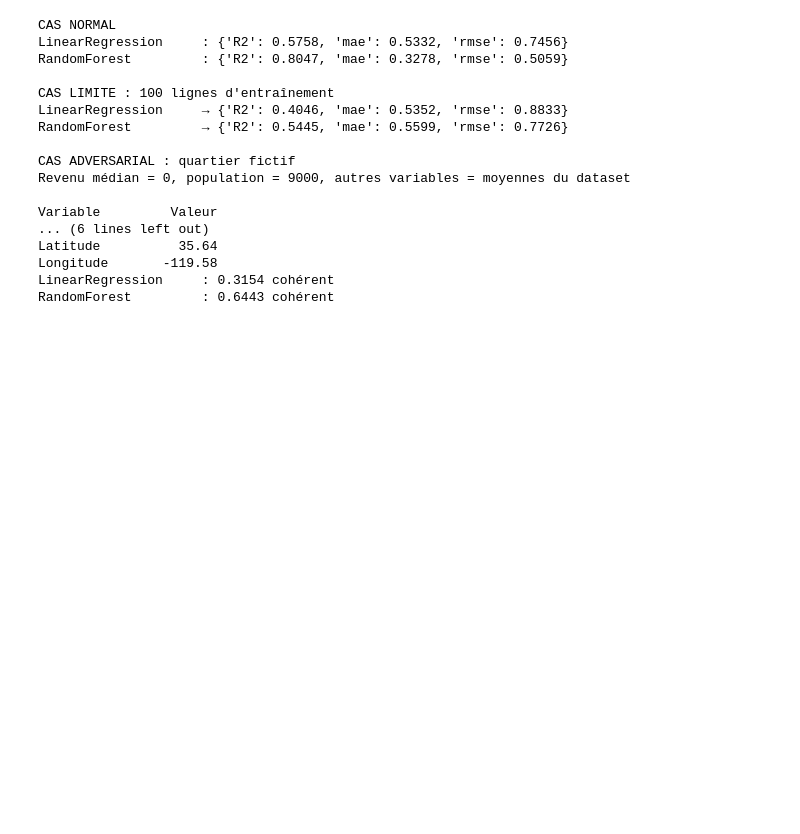
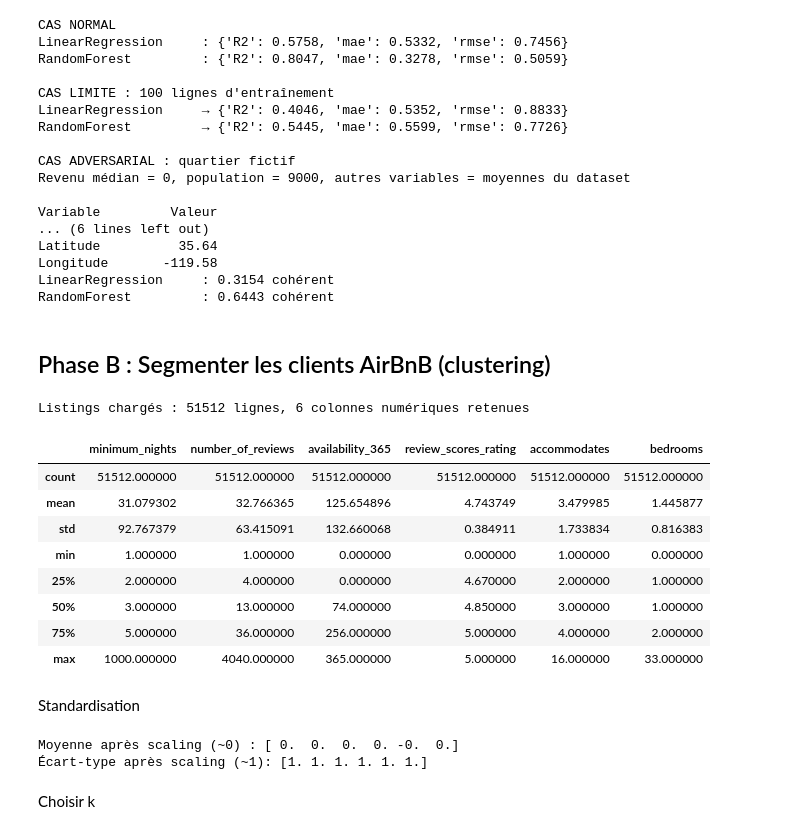
Before and after one commit to bms-awadi/arene-des-algos-Awadi_BEDJA, a Jupyter notebook: Partie3_algorithmes/arene_des_algos.ipynb, the cells around one changed output. Cells and saved outputs as stored; diff of their text form; code cells hidden in the pictures; blank space fills up the shorter version.

```diff
--- a/Partie3_algorithmes/arene_des_algos.ipynb
+++ b/Partie3_algorithmes/arene_des_algos.ipynb
@@ -174,3 +174,54 @@ Latitude          35.64
 Longitude       -119.58
 LinearRegression     : 0.3154 cohérent
 RandomForest         : 0.6443 cohérent
+# %% [markdown]
+## Phase B : Segmenter les clients AirBnB (clustering)
+# %%
+def charger_airbnb(path_csv):
+    df = pd.read_csv(path_csv, compression="gzip" if path_csv.endswith(".gz") else None)
+
+    # Price supprimé par Inside Airbnb — on clustérise sur des proxies pertinents
+    colonnes = [
+        "minimum_nights",
+        "number_of_reviews",
+        "availability_365",
+        "review_scores_rating",
+        "accommodates",
+        "bedrooms",
+    ]
+    df = df[colonnes].copy()
+    df = df.dropna()
+    df = df[df["minimum_nights"] > 0]
+
+    print(f"Listings chargés : {len(df)} lignes, {len(colonnes)} colonnes numériques retenues")
+    return df
+
+URL_CSV = "data/listings.csv.gz"
+df_airbnb = charger_airbnb(URL_CSV)
+df_airbnb.describe()
+# %% [output]
+Listings chargés : 51512 lignes, 6 colonnes numériques retenues
+|  | minimum_nights | number_of_reviews | availability_365 | review_scores_rating | accommodates | bedrooms |
+| count | 51512.000000 | 51512.000000 | 51512.000000 | 51512.000000 | 51512.000000 | 51512.000000 |
+| mean | 31.079302 | 32.766365 | 125.654896 | 4.743749 | 3.479985 | 1.445877 |
+| std | 92.767379 | 63.415091 | 132.660068 | 0.384911 | 1.733834 | 0.816383 |
+| min | 1.000000 | 1.000000 | 0.000000 | 0.000000 | 1.000000 | 0.000000 |
+| 25% | 2.000000 | 4.000000 | 0.000000 | 4.670000 | 2.000000 | 1.000000 |
+| 50% | 3.000000 | 13.000000 | 74.000000 | 4.850000 | 3.000000 | 1.000000 |
+| 75% | 5.000000 | 36.000000 | 256.000000 | 5.000000 | 4.000000 | 2.000000 |
+| max | 1000.000000 | 4040.000000 | 365.000000 | 5.000000 | 16.000000 | 33.000000 |
+# %% [markdown]
+Standardisation
+# %%
+from sklearn.preprocessing import StandardScaler
+
+scaler_airbnb = StandardScaler()
+X_airbnb = scaler_airbnb.fit_transform(df_airbnb)
+
+print("Moyenne après scaling (~0) :", X_airbnb.mean(axis=0).round(4))
+print("Écart-type après scaling (~1):", X_airbnb.std(axis=0).round(4))
+# %% [output]
+Moyenne après scaling (~0) : [ 0.  0.  0.  0. -0.  0.]
+Écart-type après scaling (~1): [1. 1. 1. 1. 1. 1.]
+# %% [markdown]
+Choisir k
```
Also changed, not shown: parts of 8 cells of this notebook, 2 other files.
